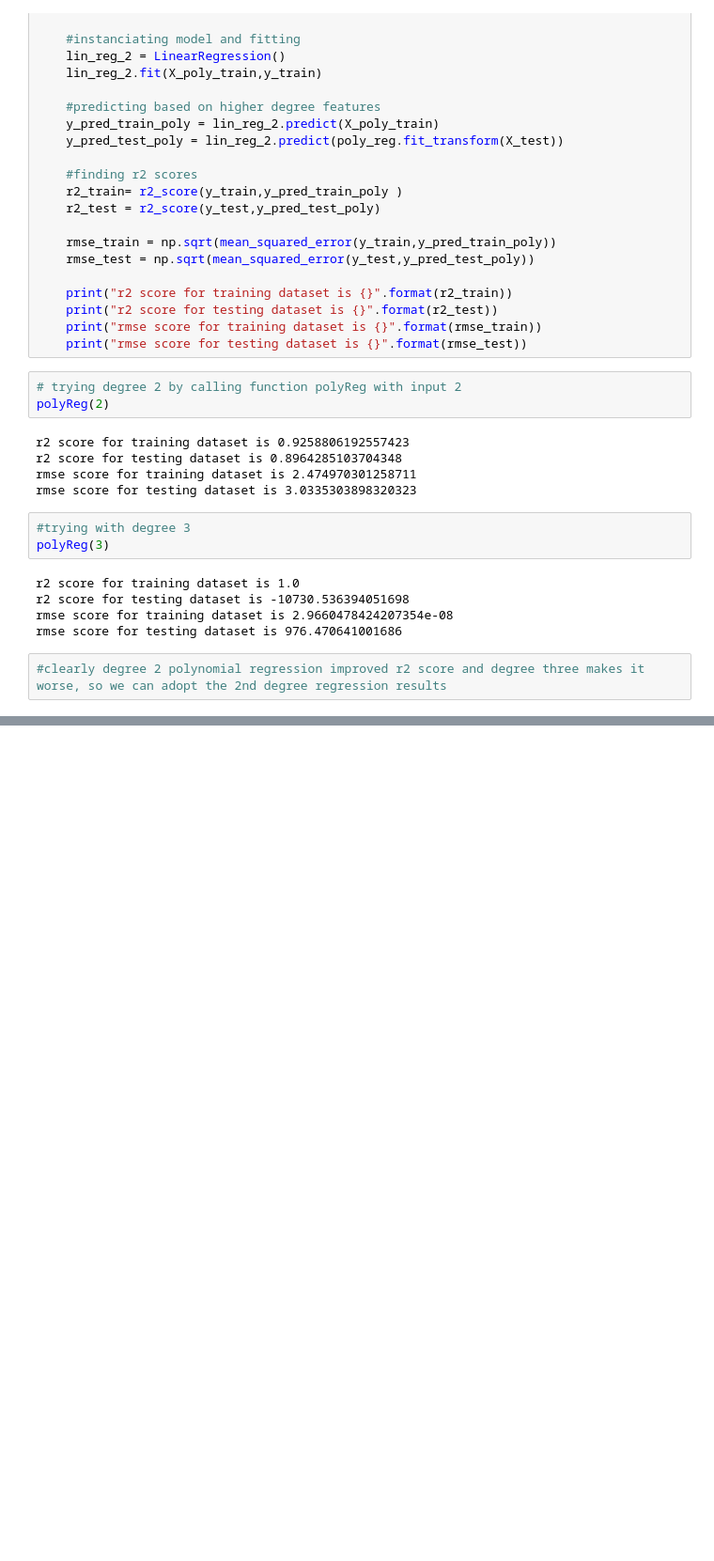
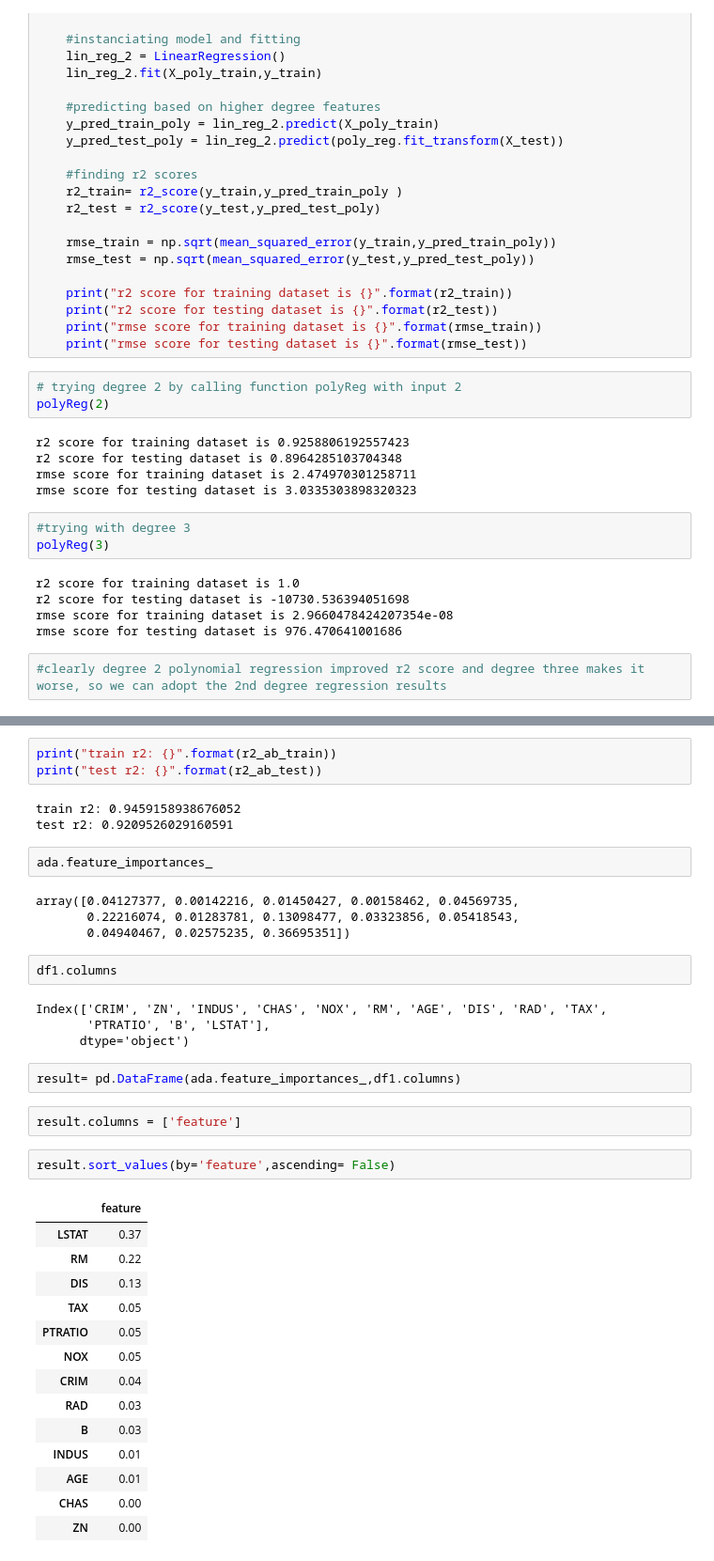
Before and after one commit to aayu1990/Regression-Boston_housing_prices, a Jupyter notebook: Boston-housing-prices.ipynb, the cells around one changed output, grey strips where cells are left out. Shown at 94% size. Drawn from its saved outputs; the diff is of its cells as text; blank space fills up the shorter version.

```diff
--- a/Boston-housing-prices.ipynb
+++ b/Boston-housing-prices.ipynb
@@ -527,0 +602,39 @@ rmse score for testing dataset is 976.470641001686
+# %%
+print("train r2: {}".format(r2_ab_train))
+print("test r2: {}".format(r2_ab_test))
+# %% [output]
+train r2: 0.9459158938676052
+test r2: 0.9209526029160591
+# %%
+ada.feature_importances_
+# %% [output]
+array([0.04127377, 0.00142216, 0.01450427, 0.00158462, 0.04569735,
+       0.22216074, 0.01283781, 0.13098477, 0.03323856, 0.05418543,
+       0.04940467, 0.02575235, 0.36695351])
+# %%
+df1.columns
+# %% [output]
+Index(['CRIM', 'ZN', 'INDUS', 'CHAS', 'NOX', 'RM', 'AGE', 'DIS', 'RAD', 'TAX',
+       'PTRATIO', 'B', 'LSTAT'],
+      dtype='object')
+# %%
+result= pd.DataFrame(ada.feature_importances_,df1.columns)
+# %%
+result.columns = ['feature']
+# %%
+result.sort_values(by='feature',ascending= False)
+# %% [output]
+|  | feature |
+| LSTAT | 0.37 |
+| RM | 0.22 |
+| DIS | 0.13 |
+| TAX | 0.05 |
+| PTRATIO | 0.05 |
+| NOX | 0.05 |
+| CRIM | 0.04 |
+| RAD | 0.03 |
+| B | 0.03 |
+| INDUS | 0.01 |
+| AGE | 0.01 |
+| CHAS | 0.00 |
+| ZN | 0.00 |
```
Also changed, not shown: parts of 11 cells of this notebook.
